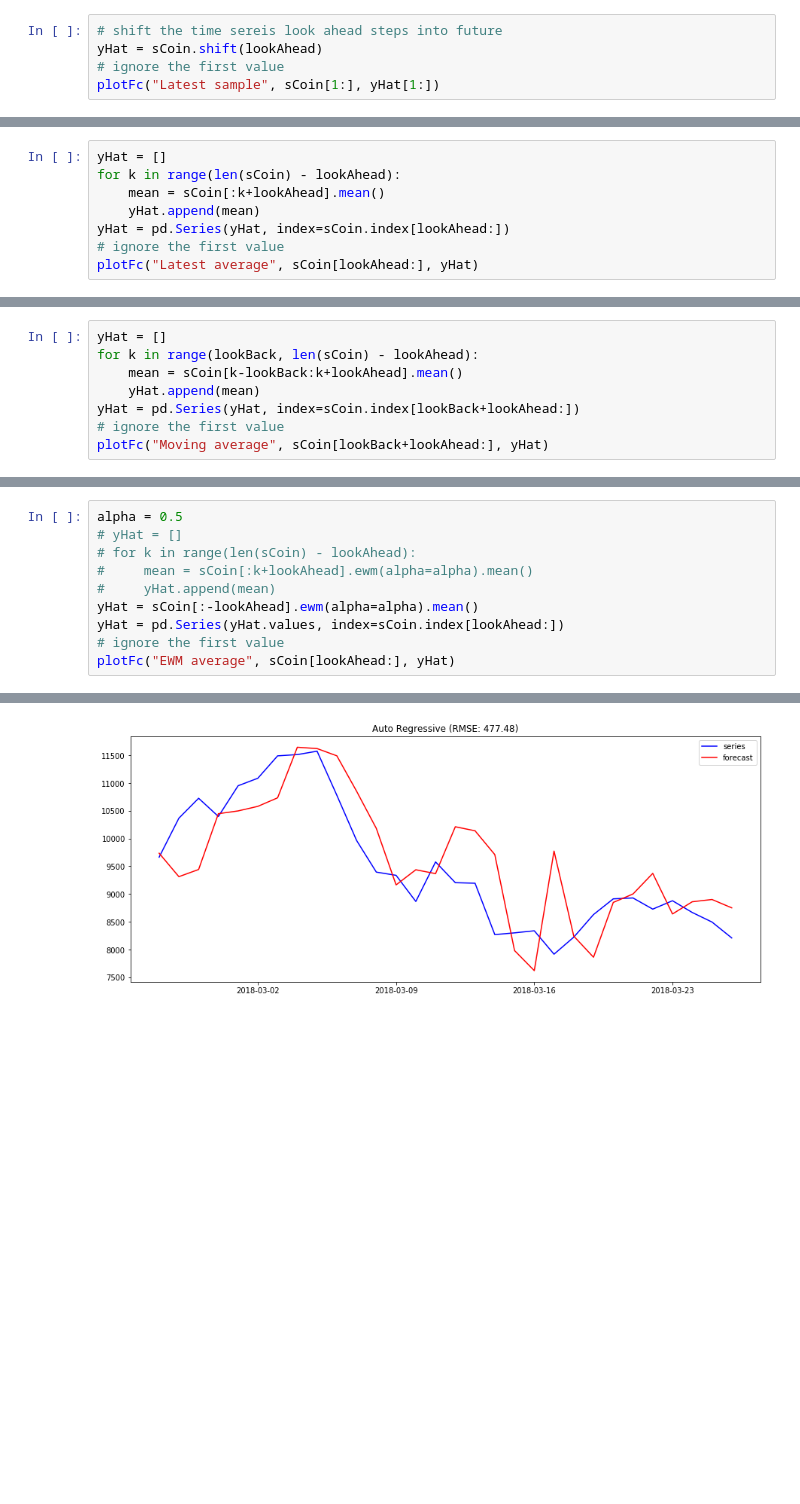
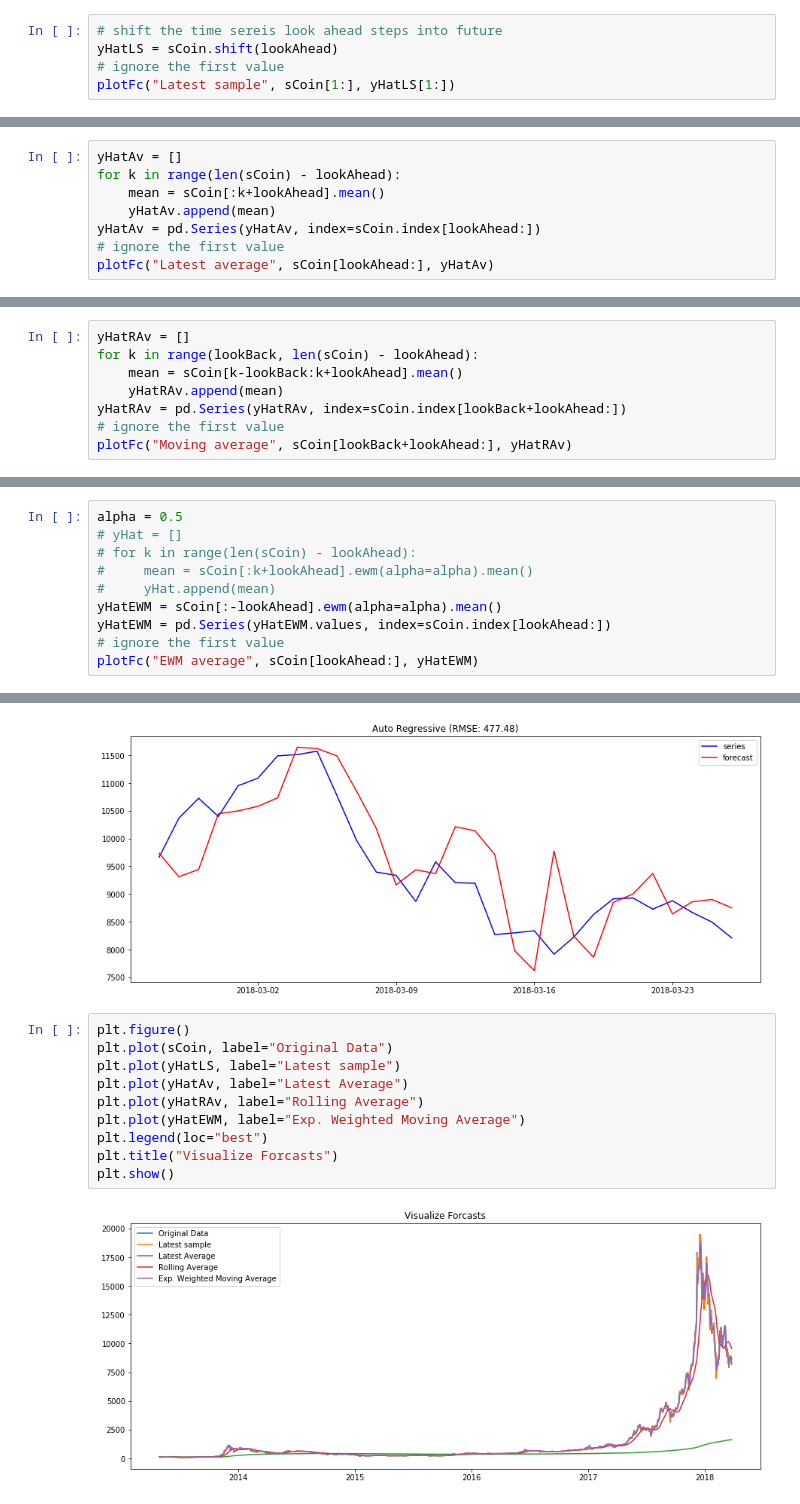
Before and after one commit to dahuebi/cas-pml-prj, a Jupyter notebook: nb/04_simple-forecast.ipynb, the cells around one changed output, grey strips where cells are left out. Cells and saved outputs as stored; diff of their text form; blank space fills up the shorter version.

```diff
--- a/nb/04_simple-forecast.ipynb
+++ b/nb/04_simple-forecast.ipynb
@@ -120,9 +120,9 @@ Predict the next sample based on the latest sample.
 $$ t_{n+1} = t_{n} $$
 # %%
 # shift the time sereis look ahead steps into future
-yHat = sCoin.shift(lookAhead)
+yHatLS = sCoin.shift(lookAhead)
 # ignore the first value
-plotFc("Latest sample", sCoin[1:], yHat[1:])
+plotFc("Latest sample", sCoin[1:], yHatLS[1:])
 # %% [output]
 [figure]
 # %% [markdown]
@@ -132,13 +132,13 @@ Use the mean/average of all known samples up to *n*.
 
 $$ t_{n+1} = \frac{1}{n} \sum_{k=1}^{n} t_k$$
 # %%
-yHat = []
+yHatAv = []
 for k in range(len(sCoin) - lookAhead):
     mean = sCoin[:k+lookAhead].mean()
-    yHat.append(mean)
-yHat = pd.Series(yHat, index=sCoin.index[lookAhead:])
+    yHatAv.append(mean)
+yHatAv = pd.Series(yHatAv, index=sCoin.index[lookAhead:])
 # ignore the first value
-plotFc("Latest average", sCoin[lookAhead:], yHat)
+plotFc("Latest average", sCoin[lookAhead:], yHatAv)
 # %% [output]
 [figure]
 # %% [markdown]
@@ -149,13 +149,13 @@ Use the mean/average over the latest *m* samples for any *n*.
 $$ t_{n+1} = \frac{1}{m} \sum_{k=n-m}^{n} t_k,
 m = lookBack $$
 # %%
-yHat = []
+yHatRAv = []
 for k in range(lookBack, len(sCoin) - lookAhead):
     mean = sCoin[k-lookBack:k+lookAhead].mean()
-    yHat.append(mean)
-yHat = pd.Series(yHat, index=sCoin.index[lookBack+lookAhead:])
+    yHatRAv.append(mean)
+yHatRAv = pd.Series(yHatRAv, index=sCoin.index[lookBack+lookAhead:])
 # ignore the first value
-plotFc("Moving average", sCoin[lookBack+lookAhead:], yHat)
+plotFc("Moving average", sCoin[lookBack+lookAhead:], yHatRAv)
 # %% [output]
 [figure]
 # %% [markdown]
@@ -166,10 +166,10 @@ alpha = 0.5
 # for k in range(len(sCoin) - lookAhead):
 #     mean = sCoin[:k+lookAhead].ewm(alpha=alpha).mean()
 #     yHat.append(mean)
-yHat = sCoin[:-lookAhead].ewm(alpha=alpha).mean()
-yHat = pd.Series(yHat.values, index=sCoin.index[lookAhead:])
+yHatEWM = sCoin[:-lookAhead].ewm(alpha=alpha).mean()
+yHatEWM = pd.Series(yHatEWM.values, index=sCoin.index[lookAhead:])
 # ignore the first value
-plotFc("EWM average", sCoin[lookAhead:], yHat)
+plotFc("EWM average", sCoin[lookAhead:], yHatEWM)
 # %% [output]
 [figure]
 # %% [markdown]
@@ -196,3 +196,15 @@ plotFc("Auto Regressive", sCoin[maxLag+lookAhead:], yHat)
 # %% [output]
 The pandas.core.datetools module is deprecated and will be removed in a future version. Please use the pandas.tseries module instead.
 [figure]
+# %%
+plt.figure()
+plt.plot(sCoin, label="Original Data")
+plt.plot(yHatLS, label="Latest sample")
+plt.plot(yHatAv, label="Latest Average")
+plt.plot(yHatRAv, label="Rolling Average")
+plt.plot(yHatEWM, label="Exp. Weighted Moving Average")
+plt.legend(loc="best")
+plt.title("Visualize Forcasts")
+plt.show()
+# %% [output]
+[figure, added]
```
